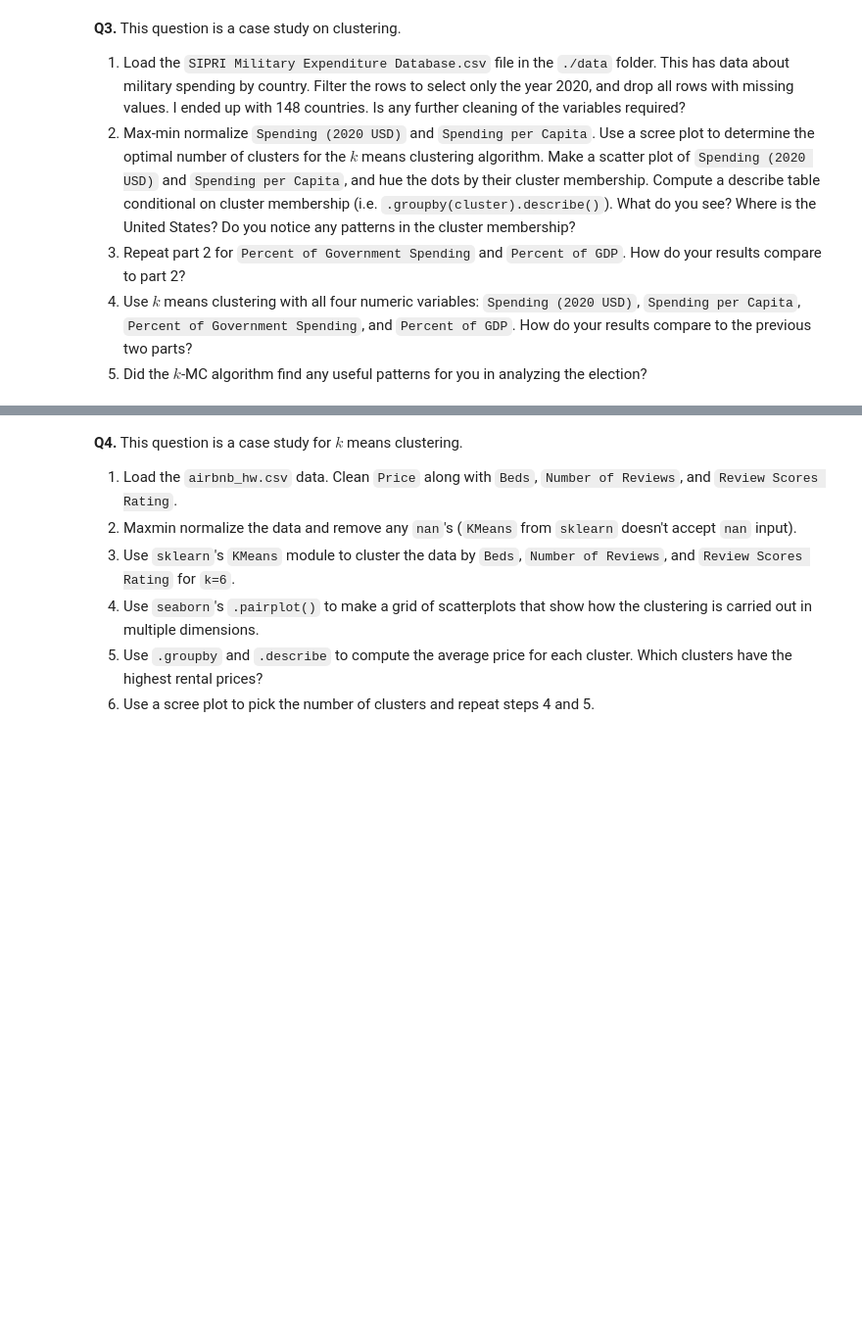
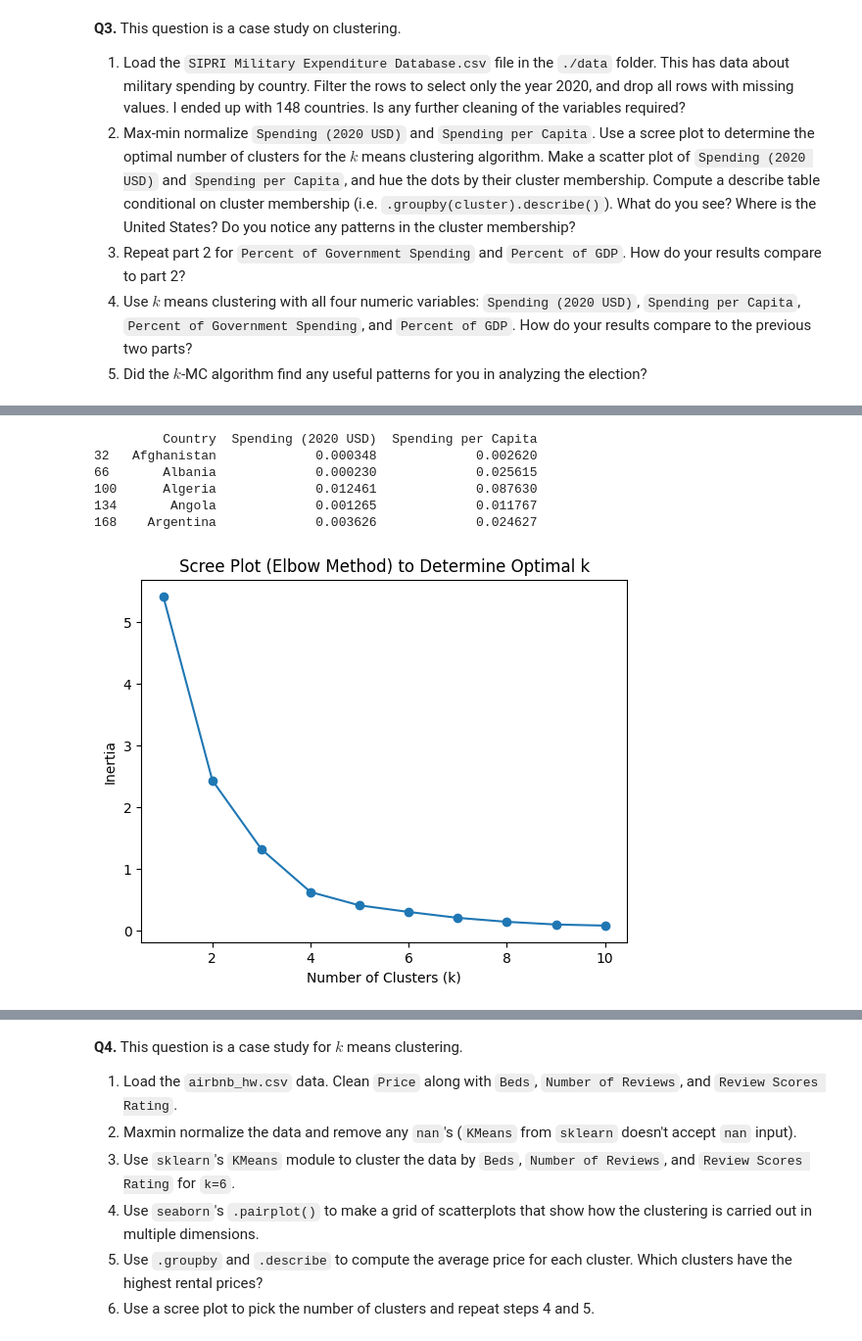
Before and after one commit to ameliavasiliu/clustering, a Jupyter notebook: assignment/assignment_clustering.ipynb, the cells around one changed output, grey strips where cells are left out. Shown at 98% size. Saved outputs shown, nothing was run; the diff lists cells and outputs as text; code cells hidden in the pictures; blank space fills up the shorter version.

```diff
--- a/assignment/assignment_clustering.ipynb
+++ b/assignment/assignment_clustering.ipynb
@@ -131,3 +131,7 @@ While we want to minimize the inertia value, or the within cluster sum of square
 3. Repeat part 2 for `Percent of Government Spending` and `Percent of GDP`. How do your results compare to part 2?
 4. Use $k$ means clustering with all four numeric variables: `Spending (2020 USD)`, `Spending per Capita`, `Percent of Government Spending`, and `Percent of GDP`. How do your results compare to the previous two parts?
 5. Did the $k$-MC algorithm find any useful patterns for you in analyzing the election?
+# %%
+# 1
+df = pd.read_csv('SIPRI Military Expenditure Database.csv')
+df.head()
@@ -133,0 +145,5 @@ While we want to minimize the inertia value, or the within cluster sum of square
+# %%
+df_2020 = df[df['Year'] == 2020]
+df_2020 = df_2020.dropna()
+print(f"num countries in 2020: {len(df_2020)}")
+print(df_2020.head())
@@ -133,0 +169,28 @@ While we want to minimize the inertia value, or the within cluster sum of square
+# %%
+scaler = MinMaxScaler() #3 normalizing the specified variables
+df_2020[['Spending (2020 USD)', 'Spending per Capita']] = scaler.fit_transform(df_2020[['Spending (2020 USD)', 'Spending per Capita']])
+print(df_2020[['Country', 'Spending (2020 USD)', 'Spending per Capita']].head())
+# %% [output]
+         Country  Spending (2020 USD)  Spending per Capita
+32   Afghanistan             0.000348             0.002620
+66       Albania             0.000230             0.025615
+100      Algeria             0.012461             0.087630
+134       Angola             0.001265             0.011767
+168    Argentina             0.003626             0.024627
+# %%
+inertia = []
+X = df_2020[['Spending (2020 USD)', 'Spending per Capita']].values
+
+# assigning range of k values to loop through and create skree plot
+for k in range(1, 11):
+    kmeans = KMeans(n_clusters=k, init='k-means++', max_iter=300, n_init=10, random_state=100)
+    kmeans.fit(X)
+    inertia.append(kmeans.inertia_)
+
+plt.plot(range(1, 11), inertia, marker='o', linestyle='-')
+plt.title('Scree Plot (Elbow Method) to Determine Optimal k')
+plt.xlabel('Number of Clusters (k)')
+plt.ylabel('Inertia')
+plt.show()
+# %% [output]
+[figure, added]
```
Also changed, not shown: parts of 27 cells of this notebook.
